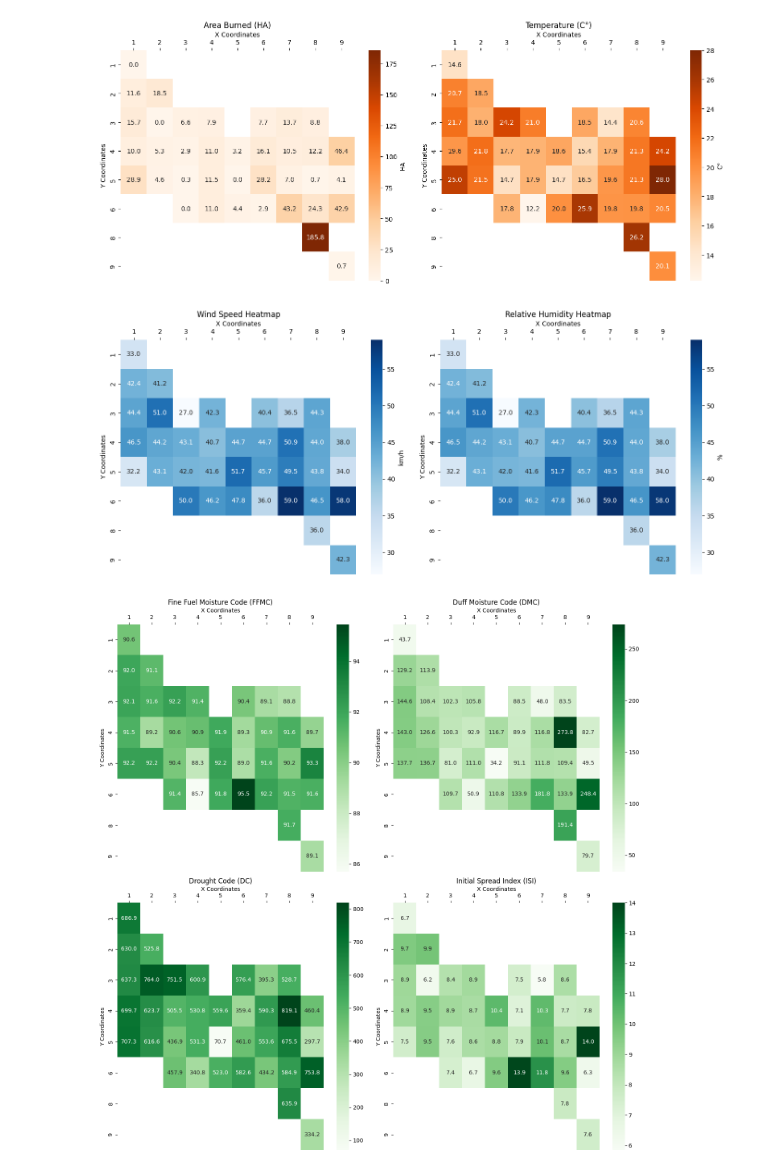
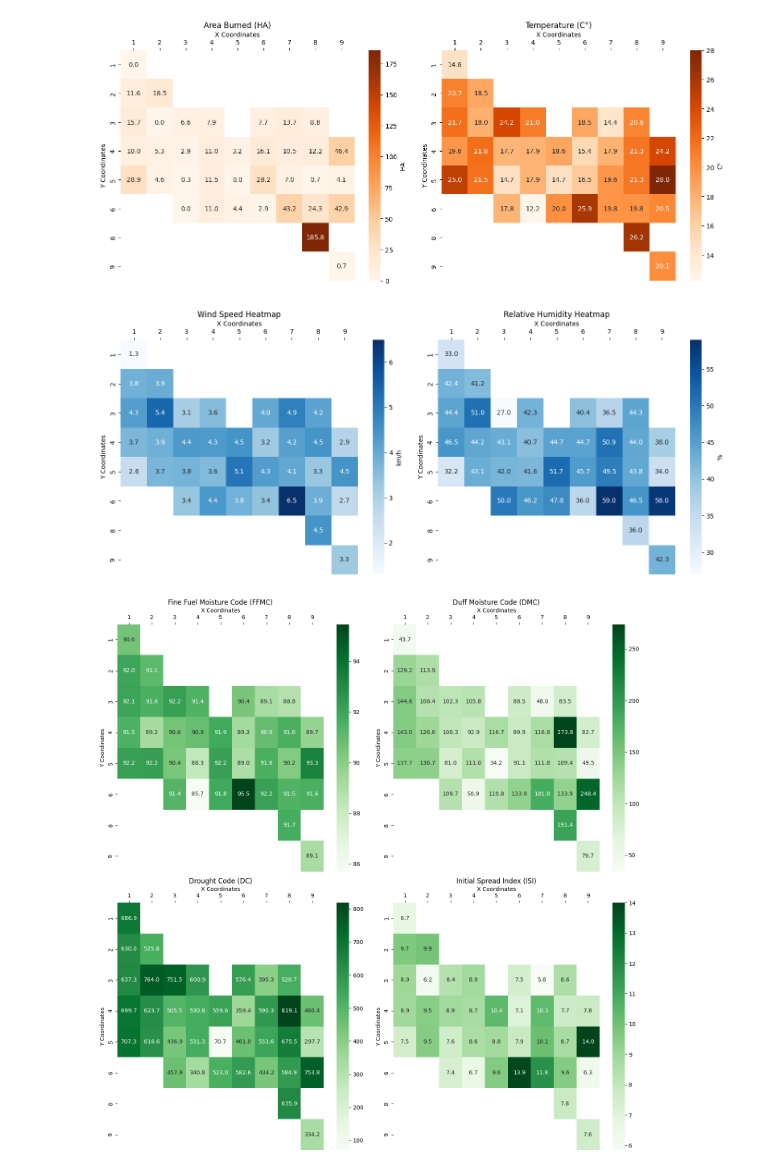
Before and after one commit to sashamrobinson/Firewatch, a Jupyter notebook: ForestFireDataAnalysis.ipynb, the cells around one changed output. Cells and saved outputs as stored; diff of their text form; code cells hidden in the pictures.

```diff
--- a/ForestFireDataAnalysis.ipynb
+++ b/ForestFireDataAnalysis.ipynb
@@ -114,25 +114,25 @@ plt.show()
 # %%
 # Prepare subplots
 fig, axs = plt.subplots(1, 2, figsize=(14, 6))
 ax3, ax4 = axs.flatten()
 
 ax3.set_title('Wind Speed Heatmap')
-sns.heatmap(heatmap3_data, cmap='Blues', annot=True, fmt=".1f", cbar_kws={'label': 'km/h'}, ax=ax3)
+sns.heatmap(wind_heatmap_data, cmap='Blues', annot=True, fmt=".1f", cbar_kws={'label': 'km/h'}, ax=ax3)
 
 ax4.set_title('Relative Humidity Heatmap')
-sns.heatmap(heatmap4_data, cmap='Blues', annot=True, fmt=".1f", cbar_kws={'label': '%'}, ax=ax4)
+sns.heatmap(humidity_heatmap_data, cmap='Blues', annot=True, fmt=".1f", cbar_kws={'label': '%'}, ax=ax4)
 
 for ax in [ax3, ax4]:
     ax.tick_params(top=True, labeltop=True, bottom=False, labelbottom=False)
     ax.xaxis.set_label_position('top')
     ax.set_xlabel('X Coordinates')
     ax.set_ylabel('Y Coordinates')
 
 plt.tight_layout()
 
 plt.show()
 # %% [output]
-[figure, old version]
+[figure, new version]
 # %%
 # Get information from data set
 ffmc_values = data["FFMC"]
```
Also changed, not shown: 1 other file.
